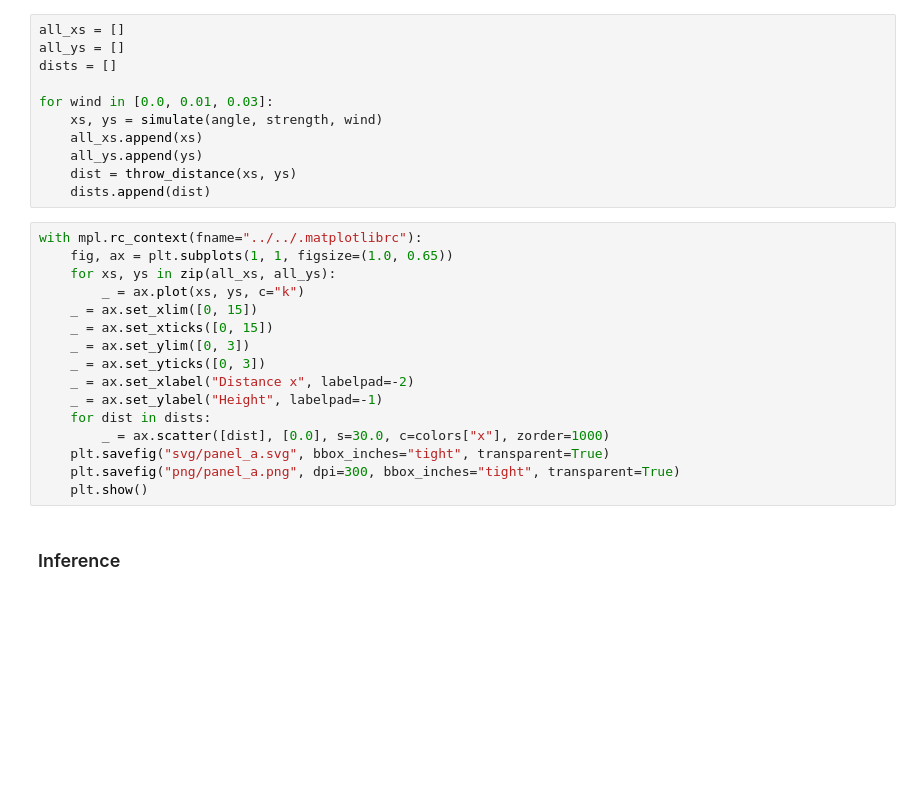
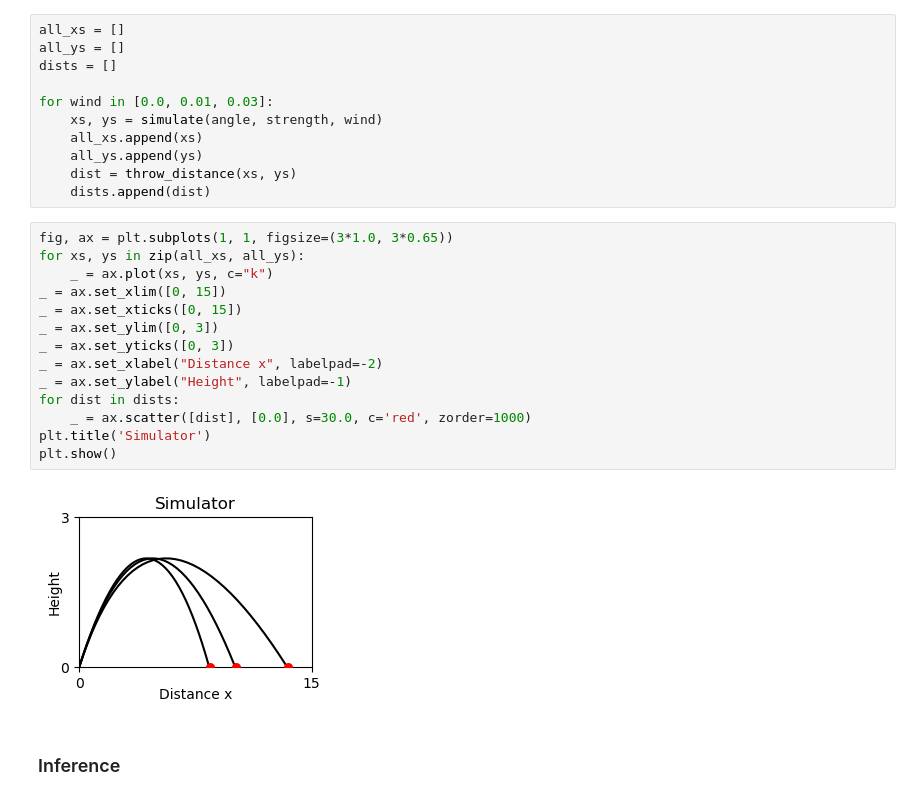
Before and after one commit to jakobdammann/sbi-scientific-ml, a Jupyter notebook: code/tutorial_examples/01_create_figure.ipynb, the cells around one changed output. Saved outputs shown, nothing was run; the diff lists cells and outputs as text; blank space fills up the shorter version.

```diff
--- a/code/tutorial_examples/01_create_figure.ipynb
+++ b/code/tutorial_examples/01_create_figure.ipynb
@@ -68,21 +66,21 @@ for wind in [0.0, 0.01, 0.03]:
     dist = throw_distance(xs, ys)
     dists.append(dist)
 # %%
-with mpl.rc_context(fname="../../.matplotlibrc"):
-    fig, ax = plt.subplots(1, 1, figsize=(1.0, 0.65))
-    for xs, ys in zip(all_xs, all_ys):
-        _ = ax.plot(xs, ys, c="k")
-    _ = ax.set_xlim([0, 15])
-    _ = ax.set_xticks([0, 15])
-    _ = ax.set_ylim([0, 3])
-    _ = ax.set_yticks([0, 3])
-    _ = ax.set_xlabel("Distance x", labelpad=-2)
-    _ = ax.set_ylabel("Height", labelpad=-1)
-    for dist in dists:
-        _ = ax.scatter([dist], [0.0], s=30.0, c=colors["x"], zorder=1000)
-    plt.savefig("svg/panel_a.svg", bbox_inches="tight", transparent=True)
-    plt.savefig("png/panel_a.png", dpi=300, bbox_inches="tight", transparent=True)
-    plt.show()
+fig, ax = plt.subplots(1, 1, figsize=(3*1.0, 3*0.65))
+for xs, ys in zip(all_xs, all_ys):
+    _ = ax.plot(xs, ys, c="k")
+_ = ax.set_xlim([0, 15])
+_ = ax.set_xticks([0, 15])
+_ = ax.set_ylim([0, 3])
+_ = ax.set_yticks([0, 3])
+_ = ax.set_xlabel("Distance x", labelpad=-2)
+_ = ax.set_ylabel("Height", labelpad=-1)
+for dist in dists:
+    _ = ax.scatter([dist], [0.0], s=30.0, c='red', zorder=1000)
+plt.title('Simulator')
+plt.show()
+# %% [output]
+[figure, added]
 # %% [markdown]
 ### Inference
 # %%
```
Also changed, not shown: parts of 7 cells of this notebook, 19 other files.
